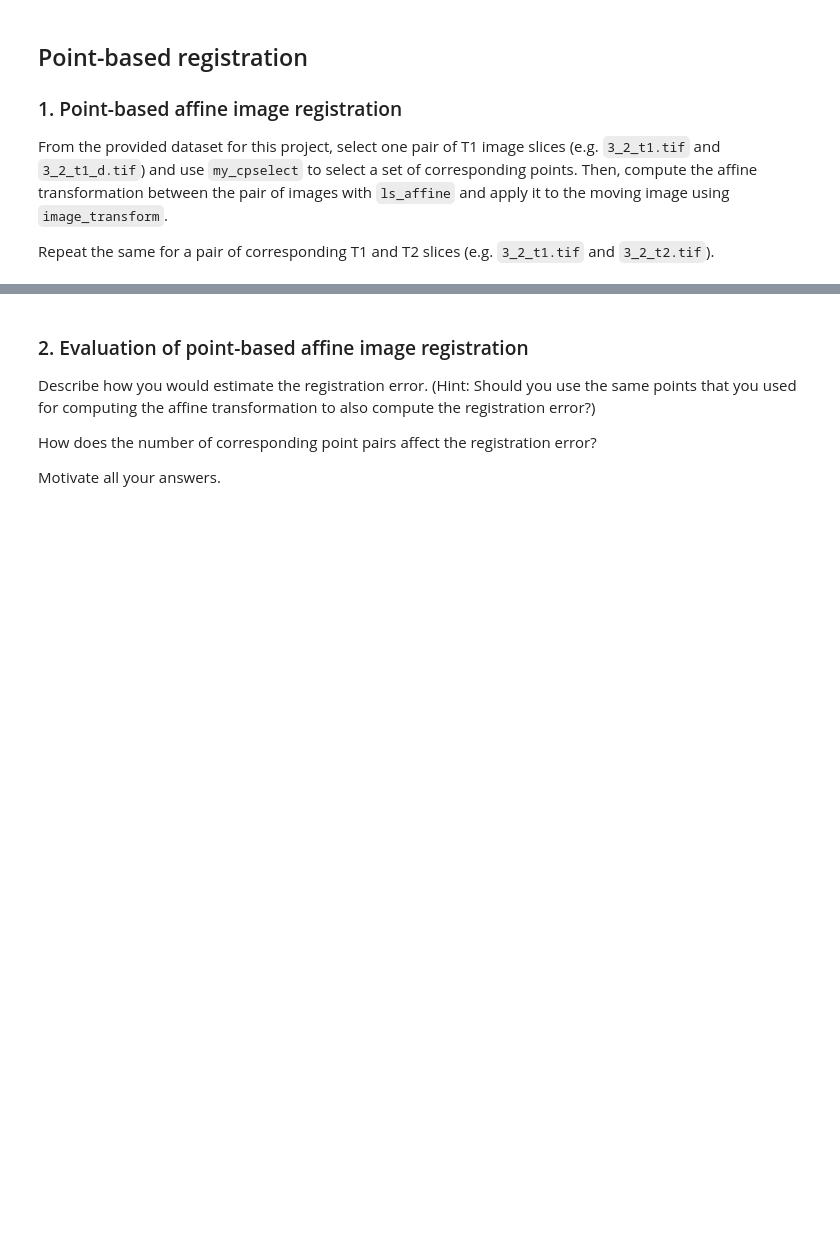
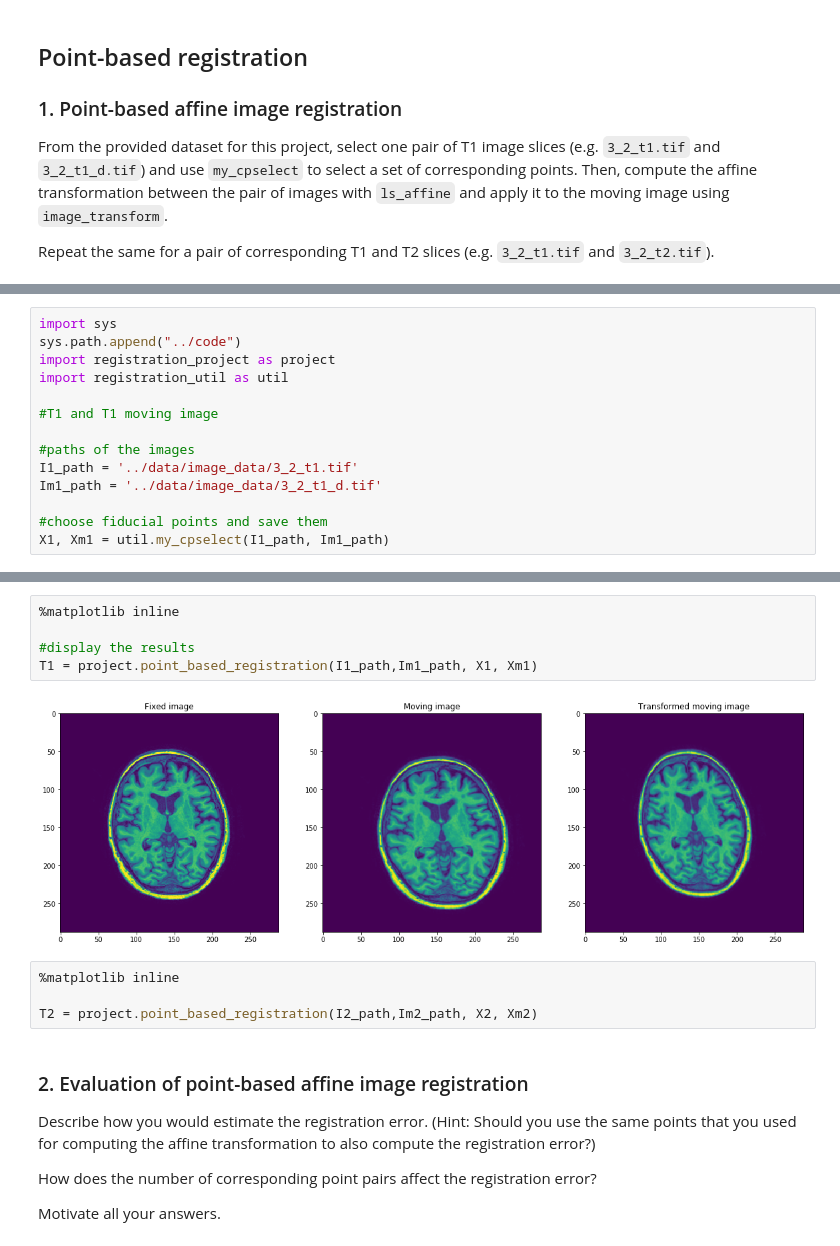
Before and after one commit to JoanKant/8dc00-mia, a Jupyter notebook: notebooks/registration_project.ipynb, the cells around one changed output, grey strips where cells are left out. Saved outputs shown, nothing was run; the diff lists cells and outputs as text; blank space fills up the shorter version.

Commit message:
Update: 19-09-19 14.00; fixed the evaluation results, added things in the notebook and rearranged the functions

```diff
--- a/notebooks/registration_project.ipynb
+++ b/notebooks/registration_project.ipynb
@@ -91,0 +93,14 @@ T1_padded, T2_padded = my_project.point_based_registration()
+# %%
+import sys
+sys.path.append("../code")
+import registration_project as project
+import registration_util as util
+
+#T1 and T1 moving image
+
+#paths of the images
+I1_path = '../data/image_data/3_2_t1.tif'
+Im1_path = '../data/image_data/3_2_t1_d.tif'
+
+#choose fiducial points and save them
+X1, Xm1 = util.my_cpselect(I1_path, Im1_path)
@@ -92,3 +115,14 @@ T1_padded, T2_padded = my_project.point_based_registration()
+# %%
+%matplotlib inline
+
+#display the results
+T1 = project.point_based_registration(I1_path,Im1_path, X1, Xm1)
+# %% [output]
+[figure, added]
+# %%
+%matplotlib inline
+
+T2 = project.point_based_registration(I2_path,Im2_path, X2, Xm2)
 # %% [markdown]
 ### 2. Evaluation of point-based affine image registration
 
```
Also changed, not shown: parts of 7 cells of this notebook, 8 other files.
